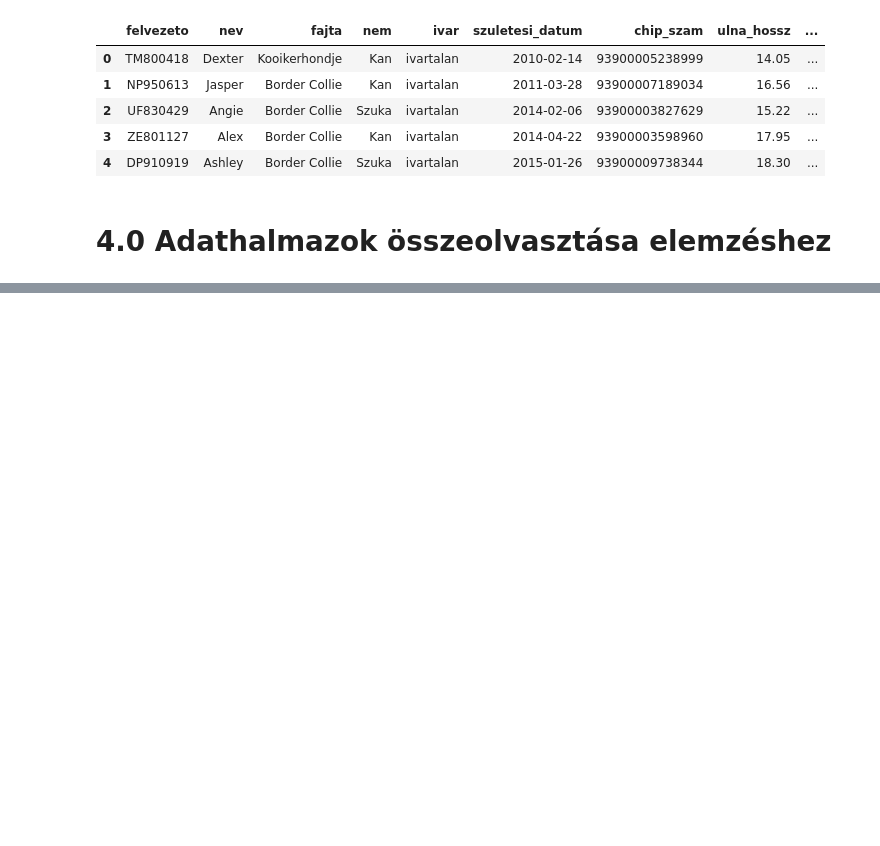
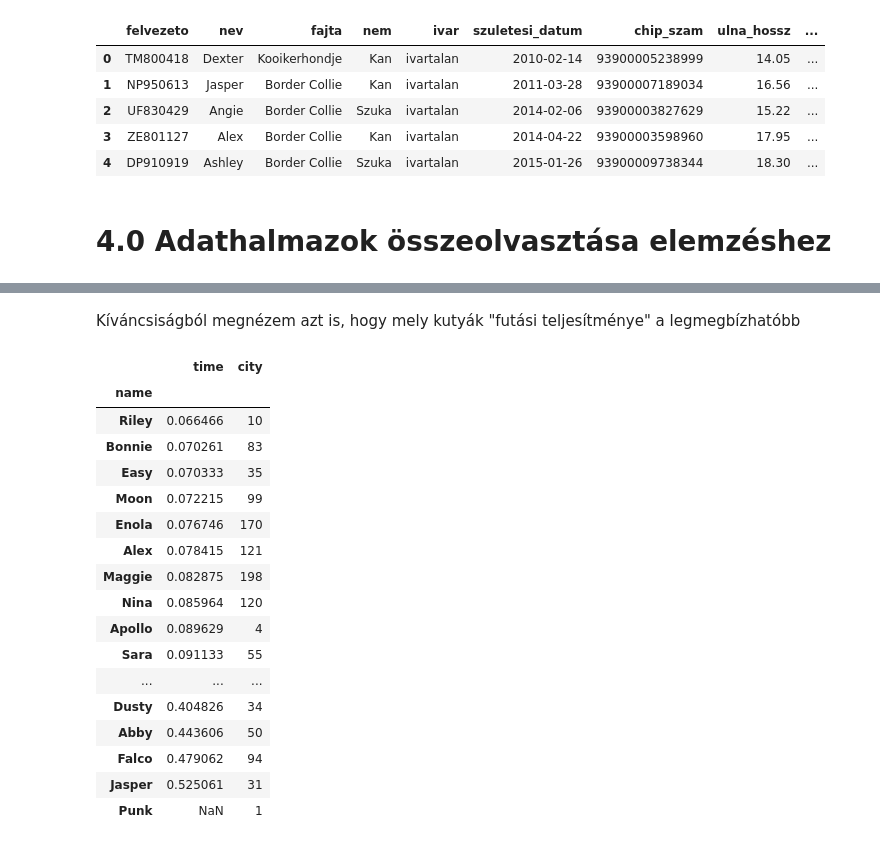
Before and after one commit to datavers/FlyBall, a Jupyter notebook: Flyball.ipynb, the cells around one changed output, grey strips where cells are left out. Saved outputs shown, nothing was run; the diff lists cells and outputs as text; code cells hidden in the pictures; blank space fills up the shorter version.

```diff
--- a/Flyball.ipynb
+++ b/Flyball.ipynb
@@ -735,0 +948,28 @@ dogs.head()
+# %% [markdown]
+Kíváncsiságból megnézem azt is, hogy mely kutyák "futási teljesítménye" a legmegbízhatóbb
+# %%
+df_merged_wo_time_error.groupby('name').agg(
+    {
+        'time' : 'std',
+        'city' : 'count'
+    }
+).sort_values('time')
+# %% [output]
+|  | time | city |
+| name |  |  |
+| Riley | 0.066466 | 10 |
+| Bonnie | 0.070261 | 83 |
+| Easy | 0.070333 | 35 |
+| Moon | 0.072215 | 99 |
+| Enola | 0.076746 | 170 |
+| Alex | 0.078415 | 121 |
+| Maggie | 0.082875 | 198 |
+| Nina | 0.085964 | 120 |
+| Apollo | 0.089629 | 4 |
+| Sara | 0.091133 | 55 |
+| ... | ... | ... |
+| Dusty | 0.404826 | 34 |
+| Abby | 0.443606 | 50 |
+| Falco | 0.479062 | 94 |
+| Jasper | 0.525061 | 31 |
+| Punk | NaN | 1 |
```
Also changed, not shown: parts of 27 cells of this notebook.
